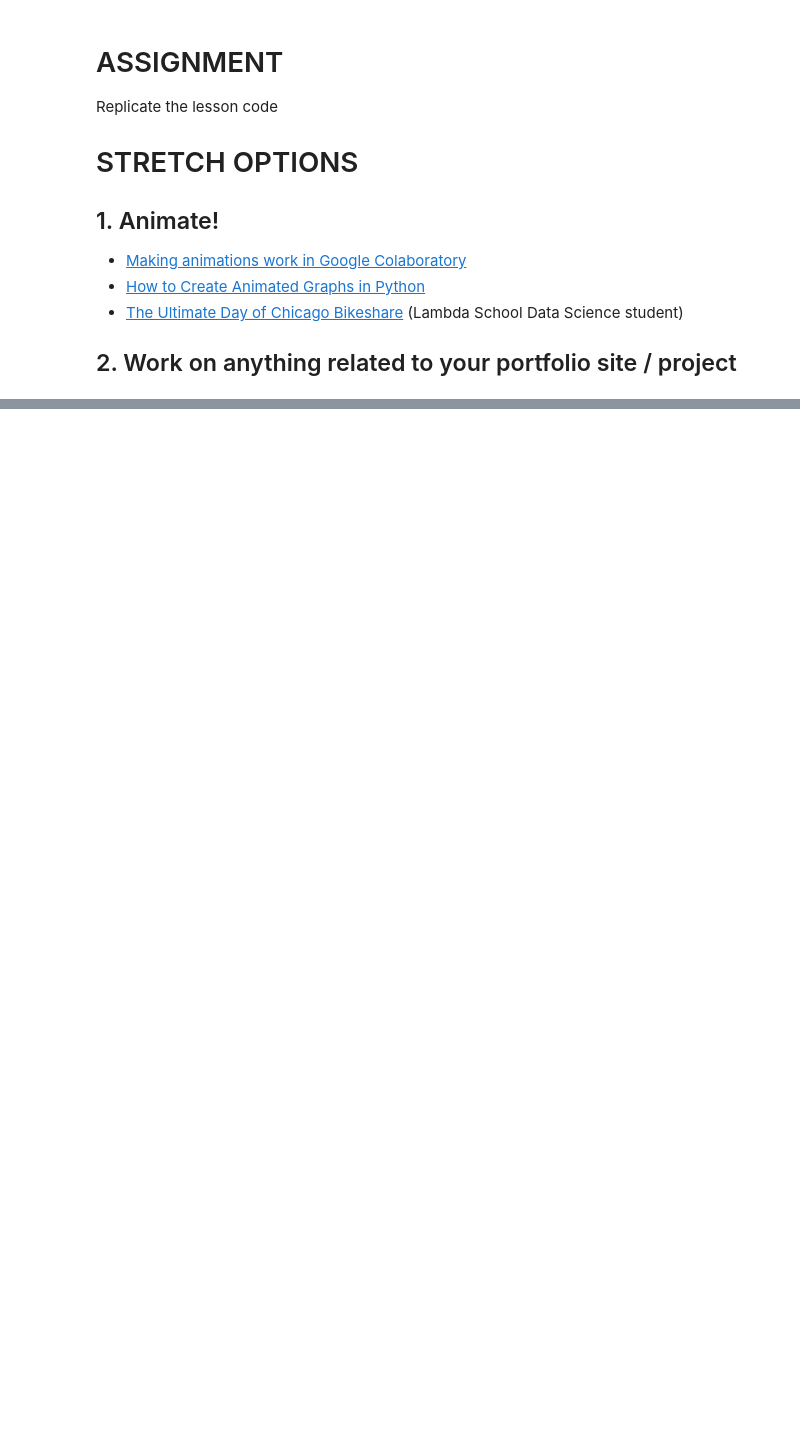
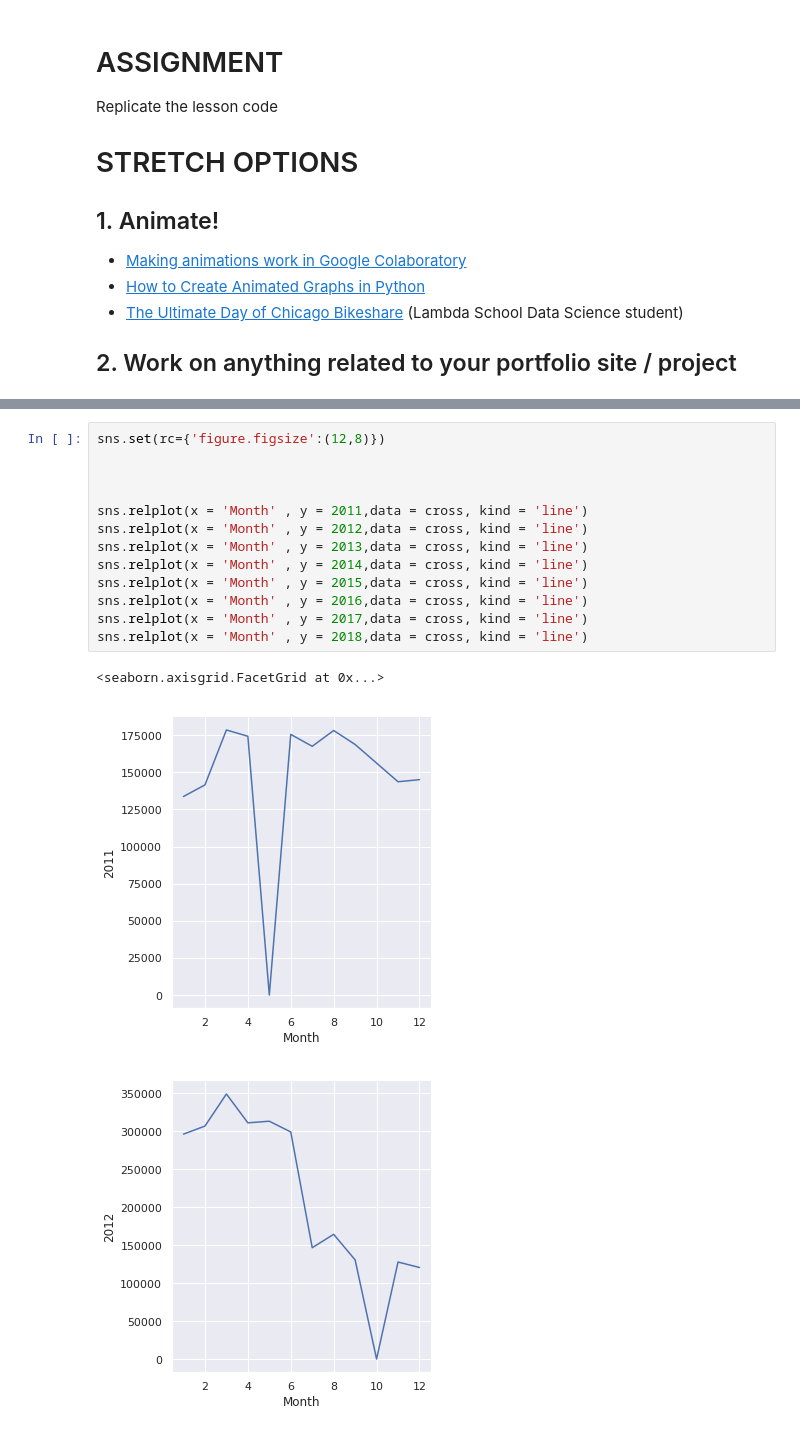
Before and after one commit to bloominstituteoftechnology/DS-Unit-1-Sprint-3-Data-Storytelling, a Jupyter notebook: module4-sequence-your-narrative/LS_DS_224_Sequence_your_narrative.ipynb, the cells around one changed output, grey strips where cells are left out. Saved outputs shown, nothing was run; the diff lists cells and outputs as text; blank space fills up the shorter version.

```diff
--- a/module4-sequence-your-narrative/LS_DS_224_Sequence_your_narrative.ipynb
+++ b/module4-sequence-your-narrative/LS_DS_224_Sequence_your_narrative.ipynb
@@ -353,0 +423,17 @@ Replicate the lesson code
+# %%
+sns.set(rc={'figure.figsize':(12,8)})
+
+
+
+sns.relplot(x = 'Month' , y = 2011,data = cross, kind = 'line')
+sns.relplot(x = 'Month' , y = 2012,data = cross, kind = 'line')
+sns.relplot(x = 'Month' , y = 2013,data = cross, kind = 'line')
+sns.relplot(x = 'Month' , y = 2014,data = cross, kind = 'line')
+sns.relplot(x = 'Month' , y = 2015,data = cross, kind = 'line')
+sns.relplot(x = 'Month' , y = 2016,data = cross, kind = 'line')
+sns.relplot(x = 'Month' , y = 2017,data = cross, kind = 'line')
+sns.relplot(x = 'Month' , y = 2018,data = cross, kind = 'line')
+# %% [output]
+<seaborn.axisgrid.FacetGrid at 0x...>
+[figure, added]
+[figure, added]
```
Also changed, not shown: parts of 23 cells of this notebook.
